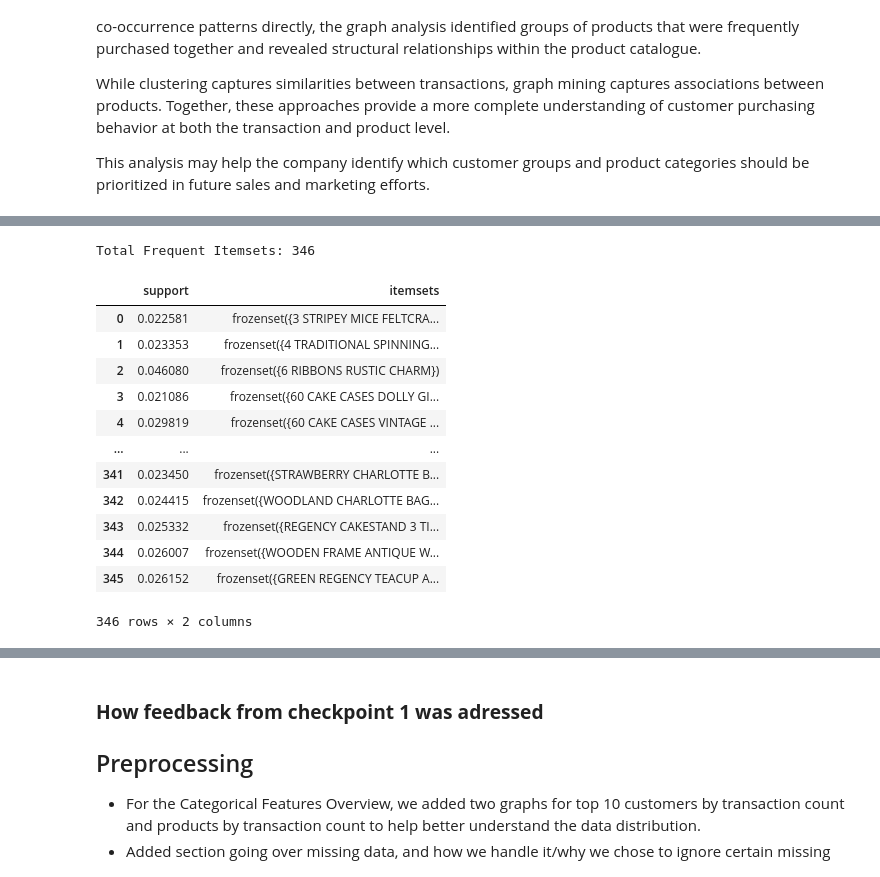
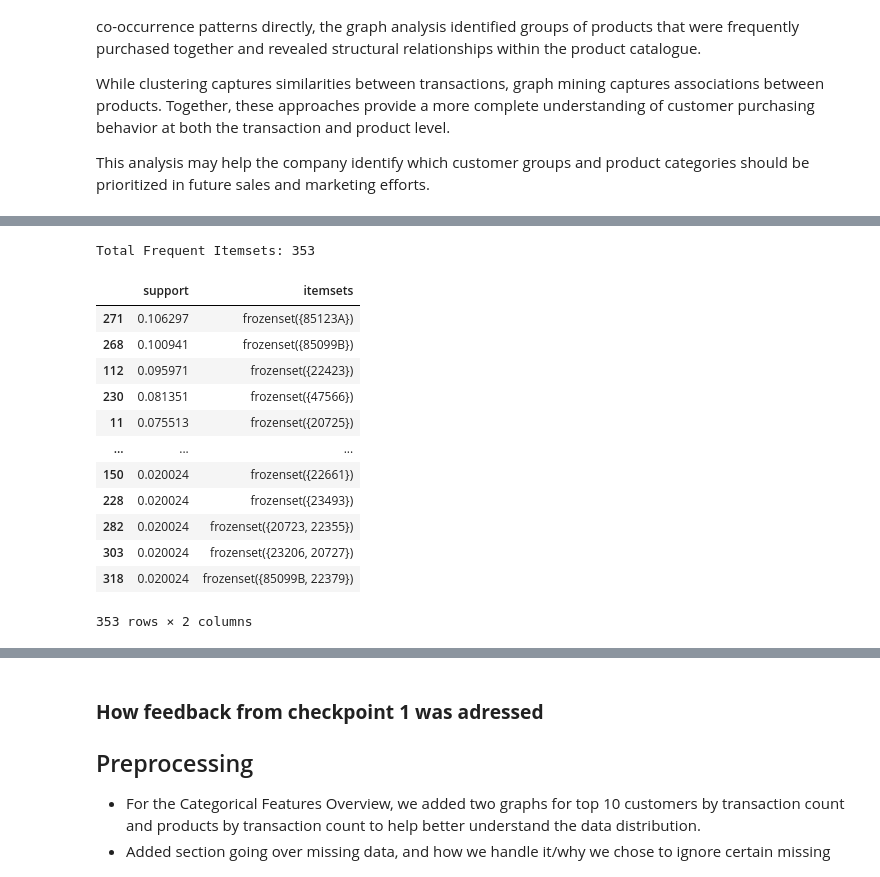
Before and after one commit to NouRALsaidD/data_mining_2026, a Jupyter notebook: data_mining_project_template.ipynb, the cells around one changed output, grey strips where cells are left out. Cells and saved outputs as stored; diff of their text form; code cells hidden in the pictures.

```diff
--- a/data_mining_project_template.ipynb
+++ b/data_mining_project_template.ipynb
@@ -1876,8 +1892,0 @@ Now we encode these transactions into binary format using ``TransactionEncoder``
-# %%
-from mlxtend.preprocessing import TransactionEncoder
-# turn values to strings in transactions
-transactions = data_clean.groupby("InvoiceNo")["StockCode"].apply(list).tolist()
-
-t = TransactionEncoder()
-t_array = t.fit(transactions).transform(transactions)
-data_encoded = pd.DataFrame(t_array, columns=t.columns_)
@@ -1890,0 +1905,5 @@ The low percentage of minimum support is explained in graph mining, where we als
+# %%
+encoder = TransactionEncoder()
+encoded_array = encoder.fit(transactions).transform(transactions)
+data_encoded = pd.DataFrame(encoded_array,columns=encoder.columns_)
+data_encoded.head()
@@ -1891,20 +1933,25 @@ The low percentage of minimum support is explained in graph mining, where we als
 # %%
 pattern = apriori(data_encoded, min_support=0.02, use_colnames=True)
+
+pattern = pattern.sort_values(
+    by='support',
+    ascending=False
+)
+
 print("Total Frequent Itemsets:", pattern.shape[0])
-
 pattern
 # %% [output]
-Total Frequent Itemsets: 346
+Total Frequent Itemsets: 353
 |  | support | itemsets |
-| 0 | 0.022581 | frozenset({3 STRIPEY MICE FELTCRA... |
-| 1 | 0.023353 | frozenset({4 TRADITIONAL SPINNING... |
-| 2 | 0.046080 | frozenset({6 RIBBONS RUSTIC CHARM}) |
-| 3 | 0.021086 | frozenset({60 CAKE CASES DOLLY GI... |
-| 4 | 0.029819 | frozenset({60 CAKE CASES VINTAGE ... |
+| 271 | 0.106297 | frozenset({85123A}) |
+| 268 | 0.100941 | frozenset({85099B}) |
+| 112 | 0.095971 | frozenset({22423}) |
+| 230 | 0.081351 | frozenset({47566}) |
+| 11 | 0.075513 | frozenset({20725}) |
 | ... | ... | ... |
-| 341 | 0.023450 | frozenset({STRAWBERRY CHARLOTTE B... |
-| 342 | 0.024415 | frozenset({WOODLAND CHARLOTTE BAG... |
-| 343 | 0.025332 | frozenset({REGENCY CAKESTAND 3 TI... |
-| 344 | 0.026007 | frozenset({WOODEN FRAME ANTIQUE W... |
-| 345 | 0.026152 | frozenset({GREEN REGENCY TEACUP A... |
+| 150 | 0.020024 | frozenset({22661}) |
+| 228 | 0.020024 | frozenset({23493}) |
+| 282 | 0.020024 | frozenset({20723, 22355}) |
+| 303 | 0.020024 | frozenset({23206, 20727}) |
+| 318 | 0.020024 | frozenset({85099B, 22379}) |
-346 rows × 2 columns
+353 rows × 2 columns
```
Also changed, not shown: parts of 42 cells of this notebook.
